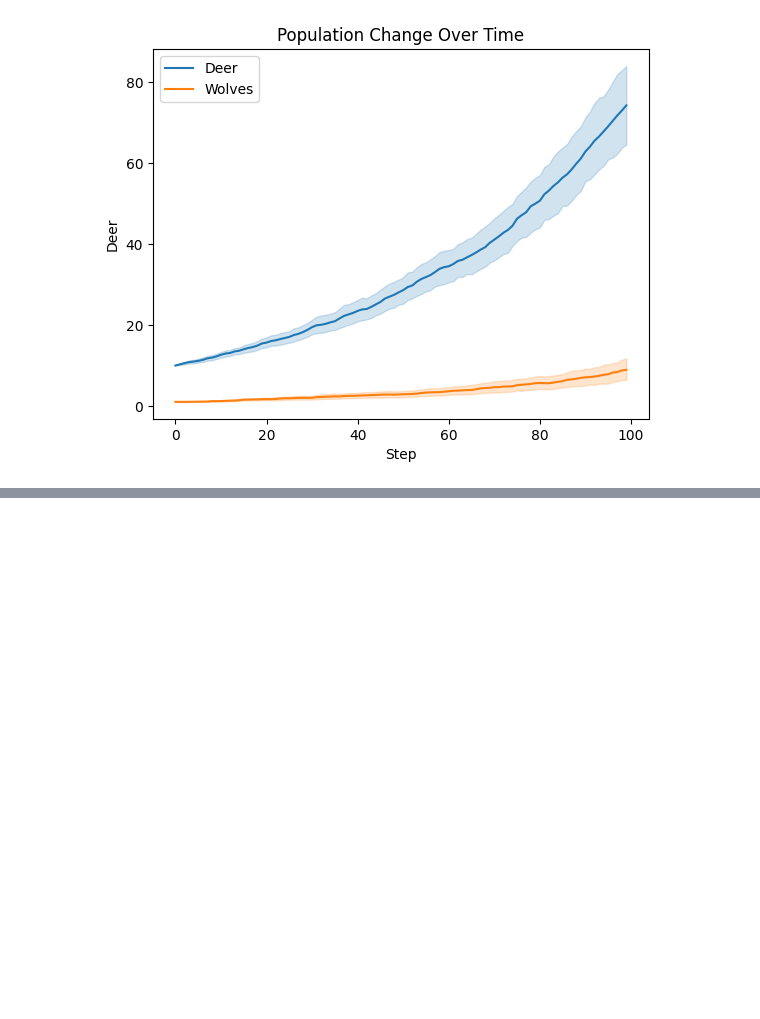
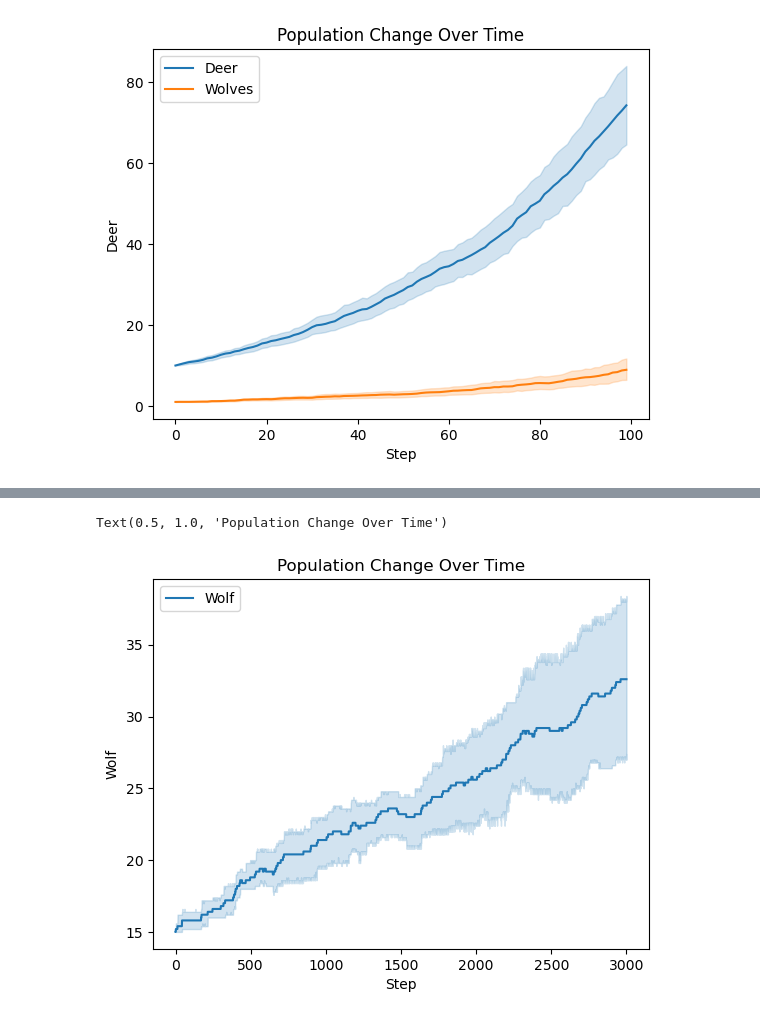
Before and after one commit to LukeRDuob/MDM3_wolf_reintroducution, a Jupyter notebook: project/ABM/notebook.ipynb, the cells around one changed output, grey strips where cells are left out. Saved outputs shown, nothing was run; the diff lists cells and outputs as text; code cells hidden in the pictures; blank space fills up the shorter version.

```diff
--- a/project/ABM/notebook.ipynb
+++ b/project/ABM/notebook.ipynb
@@ -122,0 +158,6 @@ Text(0.5, 1.0, 'Population Change Over Time')
+# %%
+sns.lineplot(data=wolves_15_df, x='Step', y='Wolf', label='Wolf')
+plt.title("Population Change Over Time")
+# %% [output]
+Text(0.5, 1.0, 'Population Change Over Time')
+[figure, added]
```
Also changed, not shown: parts of 15 cells of this notebook, 5 other files.
